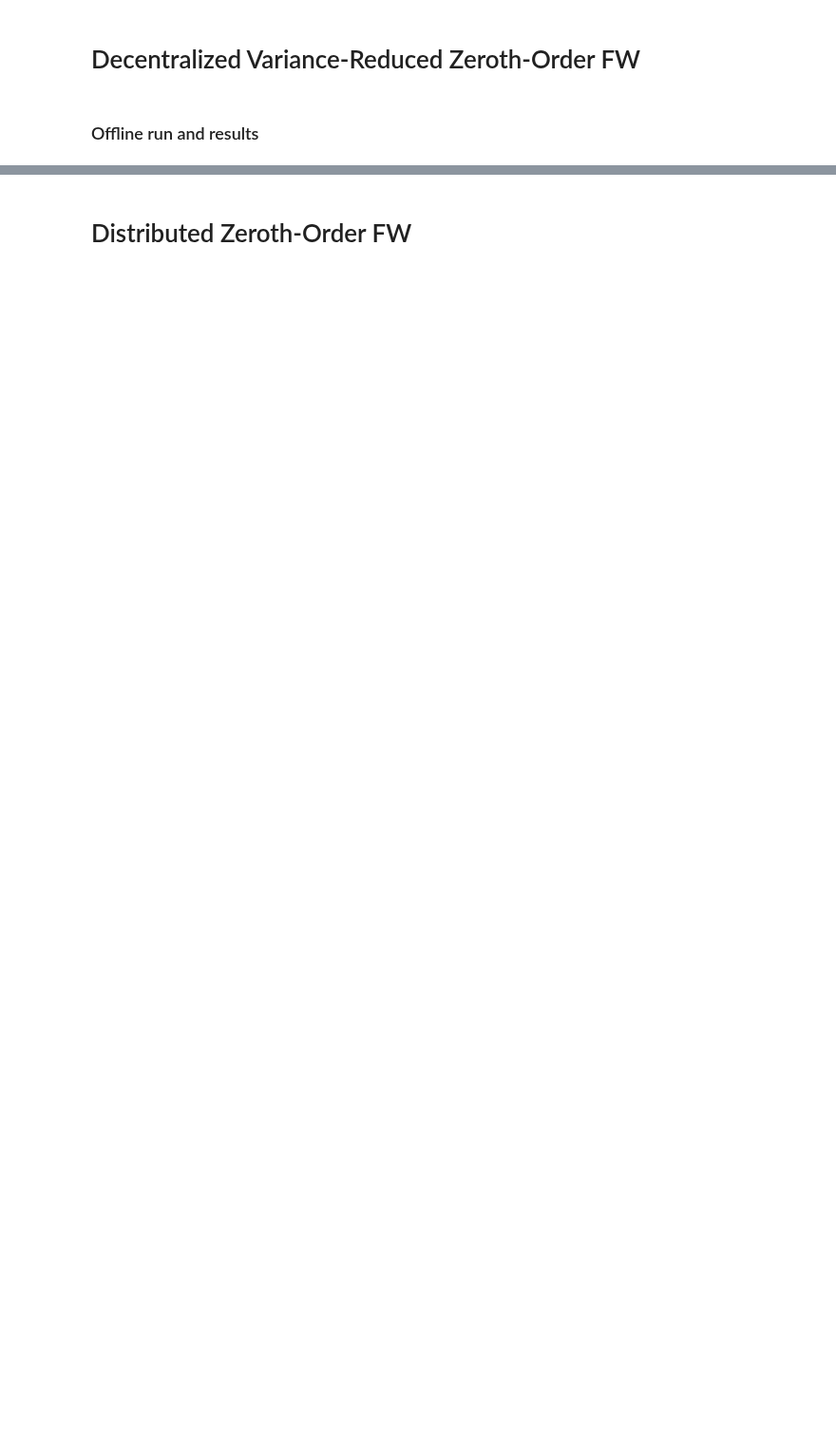
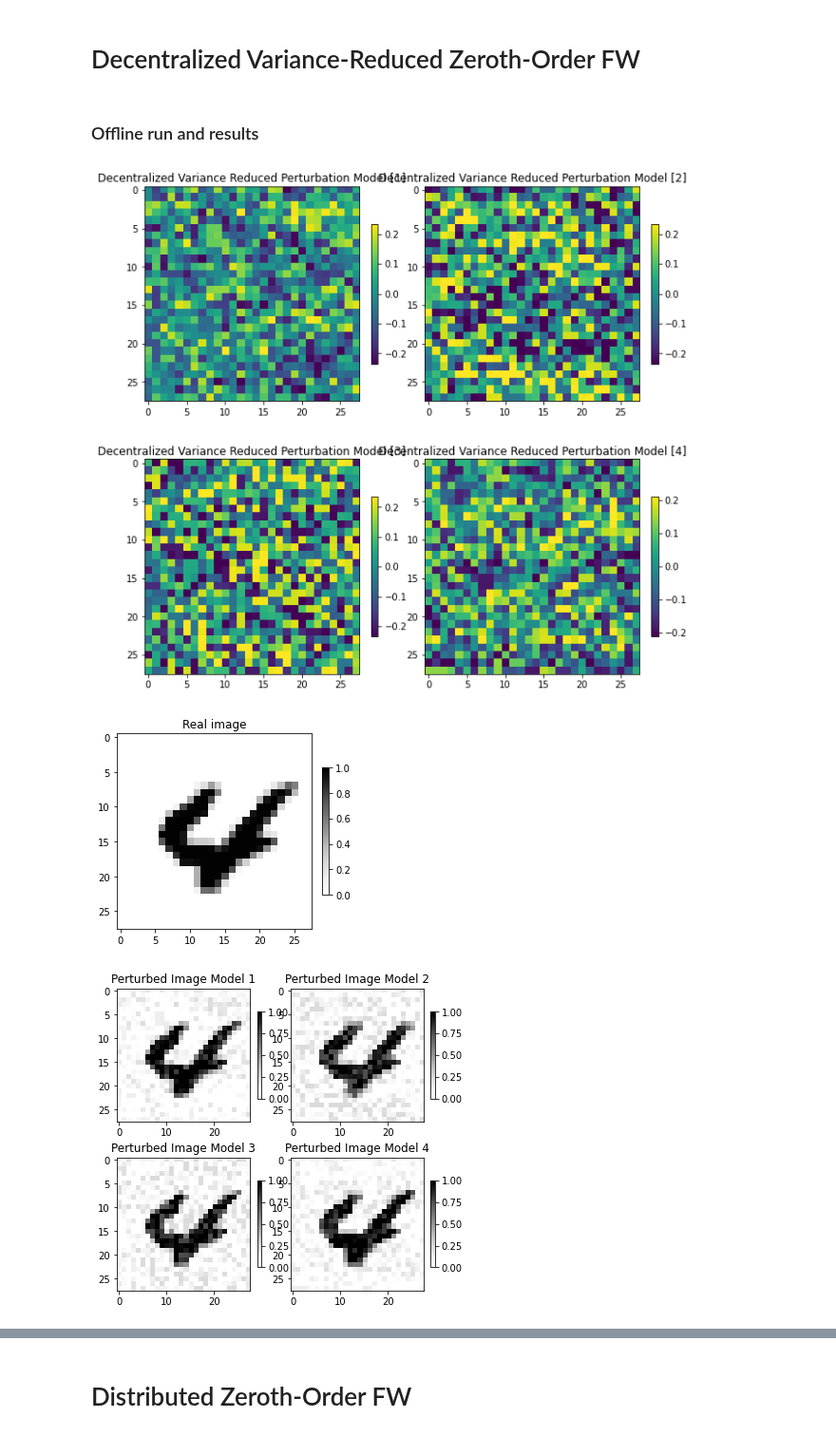
Before and after one commit to silviapoletti/Universal-Adversarial-Perturbation-starring-Frank-Wolfe, a Jupyter notebook: src/perturbation_notebook.ipynb, the cells around one changed output, grey strips where cells are left out. Shown at 95% size. Saved outputs shown, nothing was run; the diff lists cells and outputs as text; code cells hidden in the pictures; blank space fills up the shorter version.

```diff
--- a/src/perturbation_notebook.ipynb
+++ b/src/perturbation_notebook.ipynb
@@ -124,31 +158,47 @@ print( f'Decentralized Stochastic Gradient Free FW Method: \n\n\t Error/loss: {e
 ### Offline run and results
 # %%
 directory = "../data/perturbations/reduced_variance/"
-files_delta = ['perturbation_variance_charming.npy']
+files_delta = [(5, 7), (5,10), (10, 10)]
 deltas = []
 for file in files_delta:
-    deltas.append(np.load(f'{file}.npy'))
+    deltas.append(np.load(f'{directory}perturbation_variance_n{file[0]}_q{file[1]}.npy'))
 
-n_rows, n_columns = 1, 1
-fig, axes = plt.subplots(n_rows, n_columns, figsize=(20, 20))
+deltas.append(np.load(f'{directory}perturbation_variance_charming.npy'))
 
 ###### Perturbation plots
+n_rows, n_columns = 2, 2
+fig, axes = plt.subplots(n_rows, n_columns, figsize=(10, 10))
+idx_col = 0
 for idx, delta in enumerate(deltas):
-    axis, img = utils.get_image_perturbation(delta, f'Decentralized Stoch Gradient Free FW Perturbation{Ts[idx]}',
-                                      axes[idx])
+    axis = axes[idx//2, idx_col]
+    axis, img = utils.get_image_perturbation(delta, f'Decentralized Variance Reduced Perturbation Model {[idx+1]}',
+                                      axis)
+    idx_col +=1
+    idx_col = 0 if idx_col > 1 else idx_col
+
 plt.show()
 
 ###### Image perturbed plots
 idx_image = np.random.randint(low=0, high=right_pred_data.shape[0])
 image_test = right_pred_data[idx_image].numpy()
-fig, axes = plt.subplots(n_rows, n_columns+1, figsize=(20, 20))
-img = axes[0].imshow(image_test.reshape(28,28), cmap='Greys')
-axes[0].set_title('Real image')
-fig.colorbar(img, ax=axes[0], fraction=0.03, pad=0.05)
+fig, axes = plt.subplots(1, 1, figsize=(4, 4))
+img = axes.imshow(image_test.reshape(28,28), cmap='Greys')
+axes.set_title('Real image')
+fig.colorbar(img, ax=axes, fraction=0.03, pad=0.05)
 
+fig, axes = plt.subplots(n_rows, n_columns, figsize=(6, 6))
+idx_col = 0
 for idx, delta in enumerate(deltas):
-    axis, img = utils.get_image_perturbed(delta, image_test, f'Image perturbed {Ts[idx]}', axes[idx+1])
+    axis = axes[idx//2, idx_col]
+    axis, img = utils.get_image_perturbed(delta, image_test, f'Perturbed Image Model {idx+1}', axis)
+    idx_col +=1
+    idx_col = 0 if idx_col > 1 else idx_col
+
 plt.show()
 for idx, delta in enumerate(deltas):
     prediction = utils.predict_single_img_perturbation(lenet5, image_test, delta)
-    print( f'Model Image perturbed {Ts[idx]} prediction is: ', prediction)
+    print( f'Perturbed Image for Model {idx} prediction is: ', prediction)
+# %% [output]
+[figure, added]
+[figure, added]
+[figure, added]
```
Also changed, not shown: parts of 10 cells of this notebook, 1 other file.
